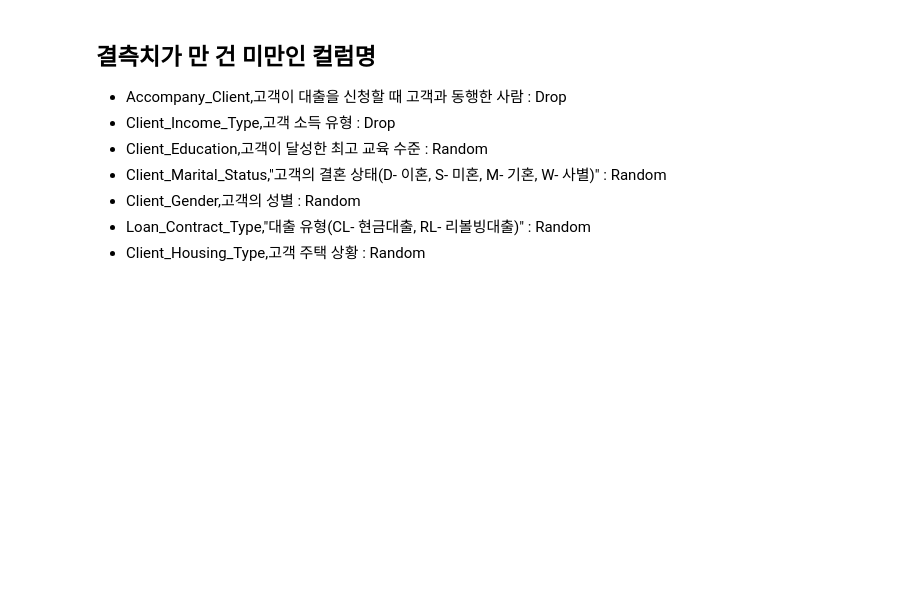
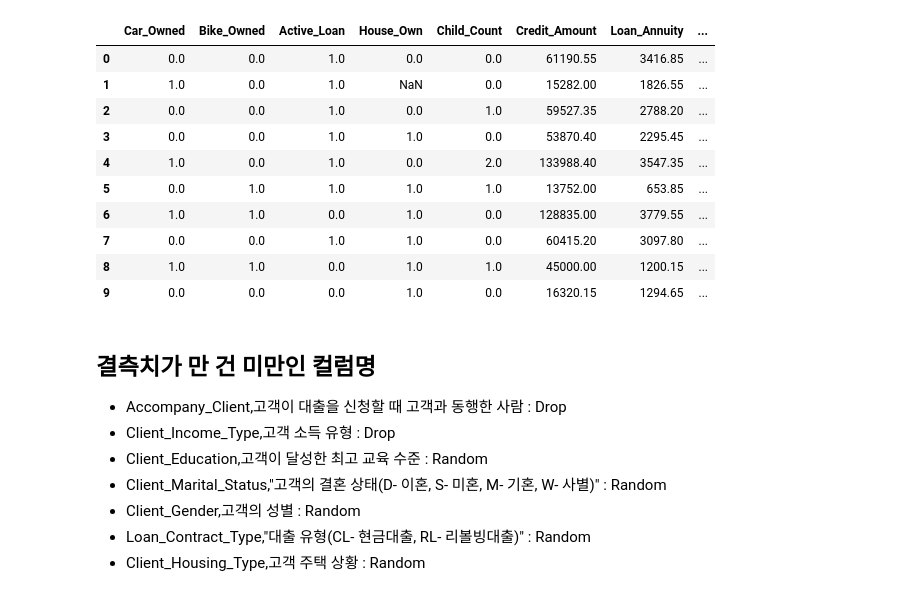
Before and after one commit to kimhyunso/semi_project, a Jupyter notebook: hyunso_main.ipynb, the cells around one changed output. Cells and saved outputs as stored; diff of their text form; code cells hidden in the pictures; blank space fills up the shorter version.

```diff
--- a/hyunso_main.ipynb
+++ b/hyunso_main.ipynb
@@ -83,3 +81,18 @@ NameError: name 'preprocessing_db' is not defined
+# %%
+pd.set_option('display.max_columns', None)
+df.head(10)
+# %% [output]
+|  | Car_Owned | Bike_Owned | Active_Loan | House_Own | Child_Count | Credit_Amount | Loan_Annuity | ... |
+| 0 | 0.0 | 0.0 | 1.0 | 0.0 | 0.0 | 61190.55 | 3416.85 | ... |
+| 1 | 1.0 | 0.0 | 1.0 | NaN | 0.0 | 15282.00 | 1826.55 | ... |
+| 2 | 0.0 | 0.0 | 1.0 | 0.0 | 1.0 | 59527.35 | 2788.20 | ... |
+| 3 | 0.0 | 0.0 | 1.0 | 1.0 | 0.0 | 53870.40 | 2295.45 | ... |
+| 4 | 1.0 | 0.0 | 1.0 | 0.0 | 2.0 | 133988.40 | 3547.35 | ... |
+| 5 | 0.0 | 1.0 | 1.0 | 1.0 | 1.0 | 13752.00 | 653.85 | ... |
+| 6 | 1.0 | 1.0 | 0.0 | 1.0 | 0.0 | 128835.00 | 3779.55 | ... |
+| 7 | 0.0 | 0.0 | 1.0 | 1.0 | 0.0 | 60415.20 | 3097.80 | ... |
+| 8 | 1.0 | 1.0 | 0.0 | 1.0 | 1.0 | 45000.00 | 1200.15 | ... |
+| 9 | 0.0 | 0.0 | 0.0 | 1.0 | 0.0 | 16320.15 | 1294.65 | ... |
 # %%
 df.to_csv('./test.csv', index=False)
 # %%
```
Also changed, not shown: parts of 19 cells of this notebook, 1 other file.
